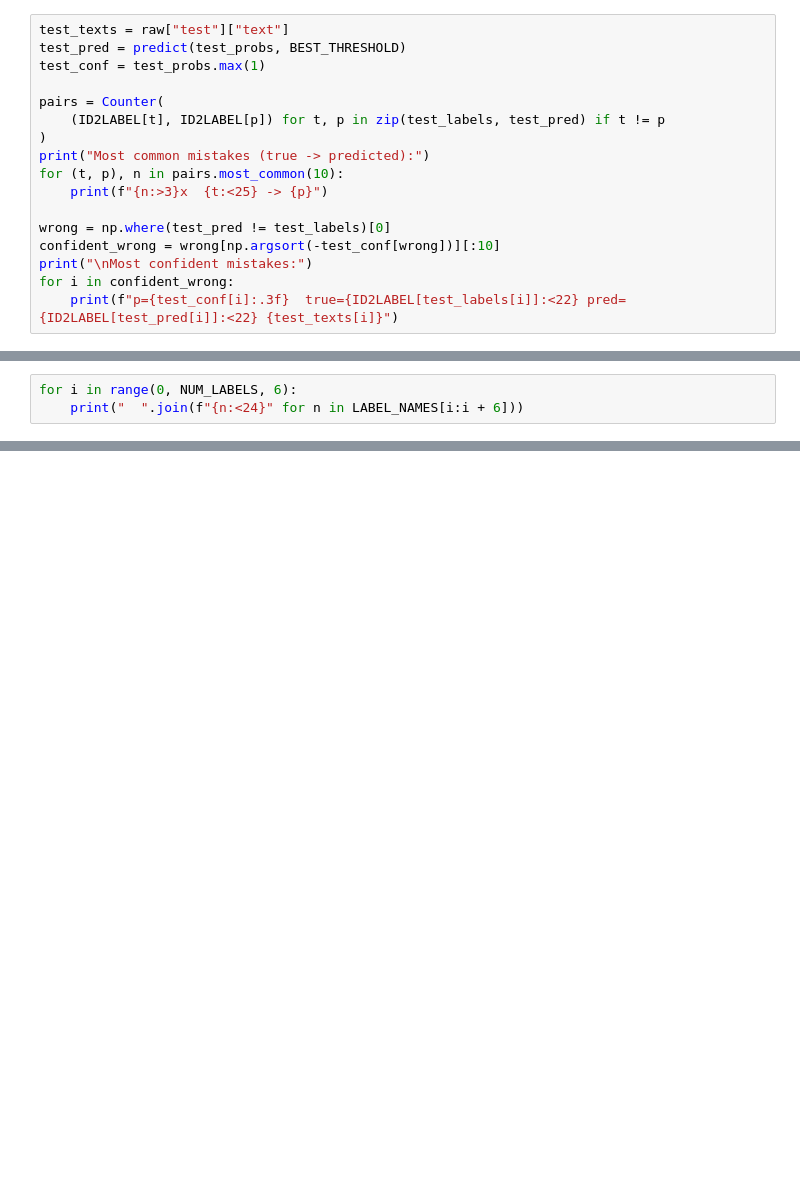
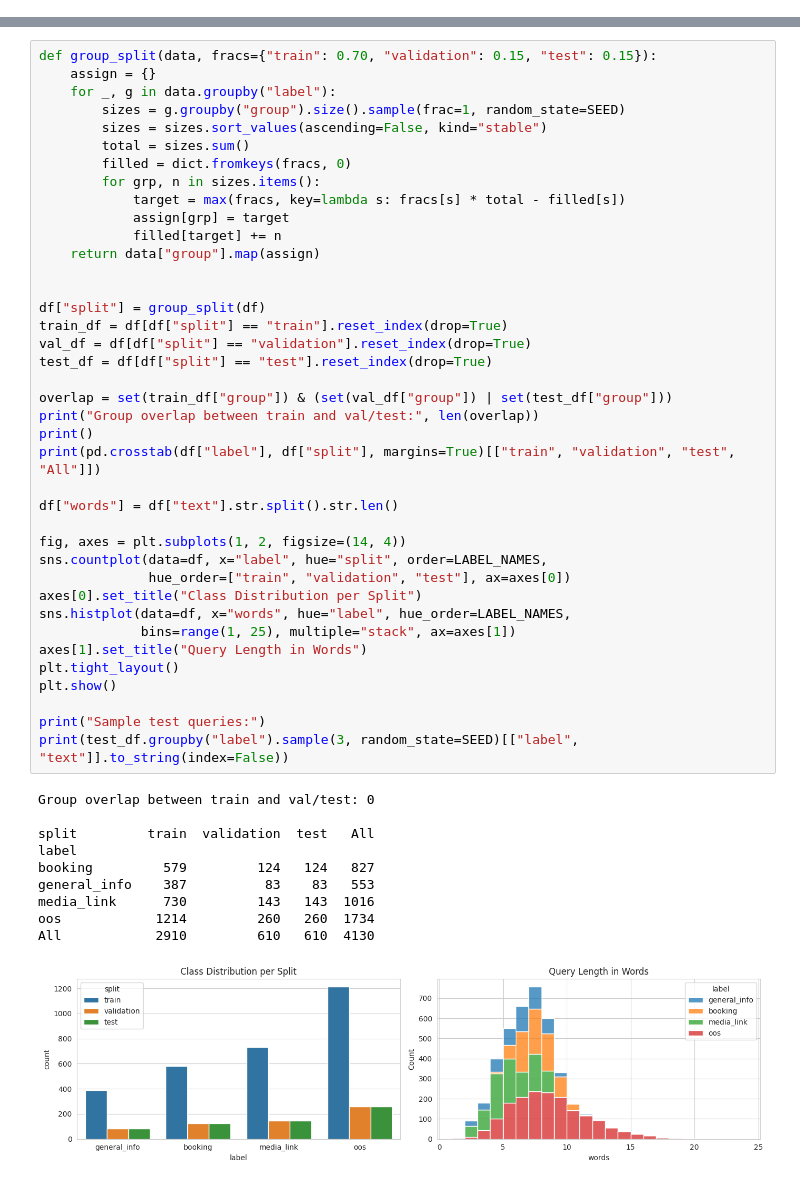
Before and after one commit to NasirSultan/CalibRoute-Calibrated-Intent-Router, a Jupyter notebook: calibroute-calibrated-intent-router.ipynb, the cells around one changed output, grey strips where cells are left out. Cells and saved outputs as stored; diff of their text form; blank space fills up the shorter version.

```diff
--- a/calibroute-calibrated-intent-router.ipynb
+++ b/calibroute-calibrated-intent-router.ipynb
@@ -269,17 +0,0 @@ test @ 0.65            overall_acc=0.9356  in_scope_acc=0.9464  oos_recall=0.887
-# %%
-test_texts = raw["test"]["text"]
-test_pred = predict(test_probs, BEST_THRESHOLD)
-test_conf = test_probs.max(1)
-
-pairs = Counter(
-    (ID2LABEL[t], ID2LABEL[p]) for t, p in zip(test_labels, test_pred) if t != p
-)
-print("Most common mistakes (true -> predicted):")
-for (t, p), n in pairs.most_common(10):
-    print(f"{n:>3}x  {t:<25} -> {p}")
-
-wrong = np.where(test_pred != test_labels)[0]
-confident_wrong = wrong[np.argsort(-test_conf[wrong])][:10]
-print("\nMost confident mistakes:")
-for i in confident_wrong:
-    print(f"p={test_conf[i]:.3f}  true={ID2LABEL[test_labels[i]]:<22} pred={ID2LABEL[test_pred[i]]:<22} {test_texts[i]}")
@@ -338,3 +0,0 @@ my card got declined at the store             -> card_declined          [('card_
-# %%
-for i in range(0, NUM_LABELS, 6):
-    print("  ".join(f"{n:<24}" for n in LABEL_NAMES[i:i + 6]))
@@ -987,0 +468,50 @@ ambiguous avg         0.44       0.67   (confidence, lower is more honest)
+# %%
+def group_split(data, fracs={"train": 0.70, "validation": 0.15, "test": 0.15}):
+    assign = {}
+    for _, g in data.groupby("label"):
+        sizes = g.groupby("group").size().sample(frac=1, random_state=SEED)
+        sizes = sizes.sort_values(ascending=False, kind="stable")
+        total = sizes.sum()
+        filled = dict.fromkeys(fracs, 0)
+        for grp, n in sizes.items():
+            target = max(fracs, key=lambda s: fracs[s] * total - filled[s])
+            assign[grp] = target
+            filled[target] += n
+    return data["group"].map(assign)
+
+
+df["split"] = group_split(df)
+train_df = df[df["split"] == "train"].reset_index(drop=True)
+val_df = df[df["split"] == "validation"].reset_index(drop=True)
+test_df = df[df["split"] == "test"].reset_index(drop=True)
+
+overlap = set(train_df["group"]) & (set(val_df["group"]) | set(test_df["group"]))
+print("Group overlap between train and val/test:", len(overlap))
+print()
+print(pd.crosstab(df["label"], df["split"], margins=True)[["train", "validation", "test", "All"]])
+
+df["words"] = df["text"].str.split().str.len()
+
+fig, axes = plt.subplots(1, 2, figsize=(14, 4))
+sns.countplot(data=df, x="label", hue="split", order=LABEL_NAMES,
+              hue_order=["train", "validation", "test"], ax=axes[0])
+axes[0].set_title("Class Distribution per Split")
+sns.histplot(data=df, x="words", hue="label", hue_order=LABEL_NAMES,
+             bins=range(1, 25), multiple="stack", ax=axes[1])
+axes[1].set_title("Query Length in Words")
+plt.tight_layout()
+plt.show()
+
+print("Sample test queries:")
+print(test_df.groupby("label").sample(3, random_state=SEED)[["label", "text"]].to_string(index=False))
+# %% [output]
+Group overlap between train and val/test: 0
+
+split         train  validation  test   All
+label
+booking         579         124   124   827
+general_info    387          83    83   553
+media_link      730         143   143  1016
+oos            1214         260   260  1734
+All            2910         610   610  4130
+[figure, added]
```
Also changed, not shown: parts of 76 cells of this notebook.
